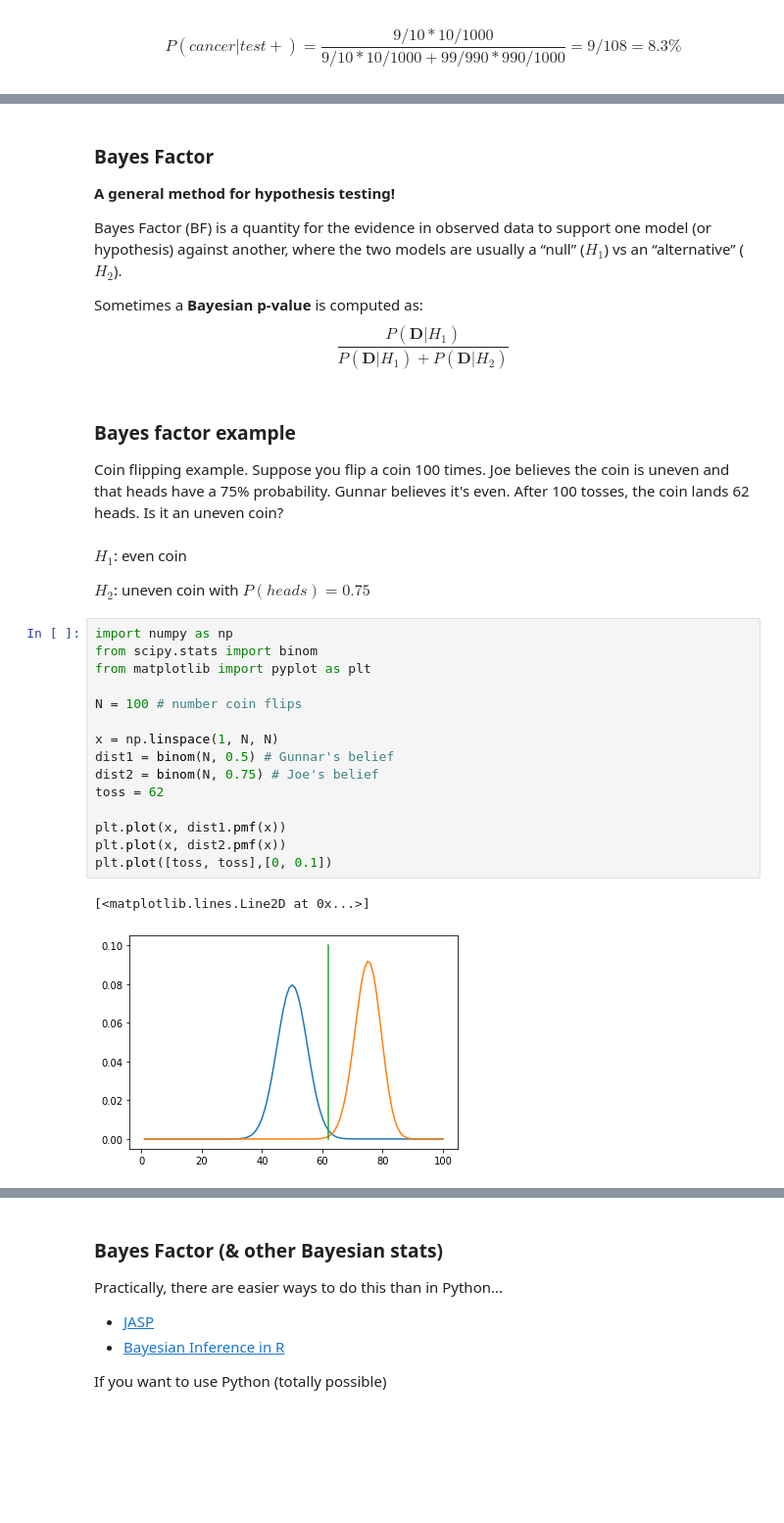
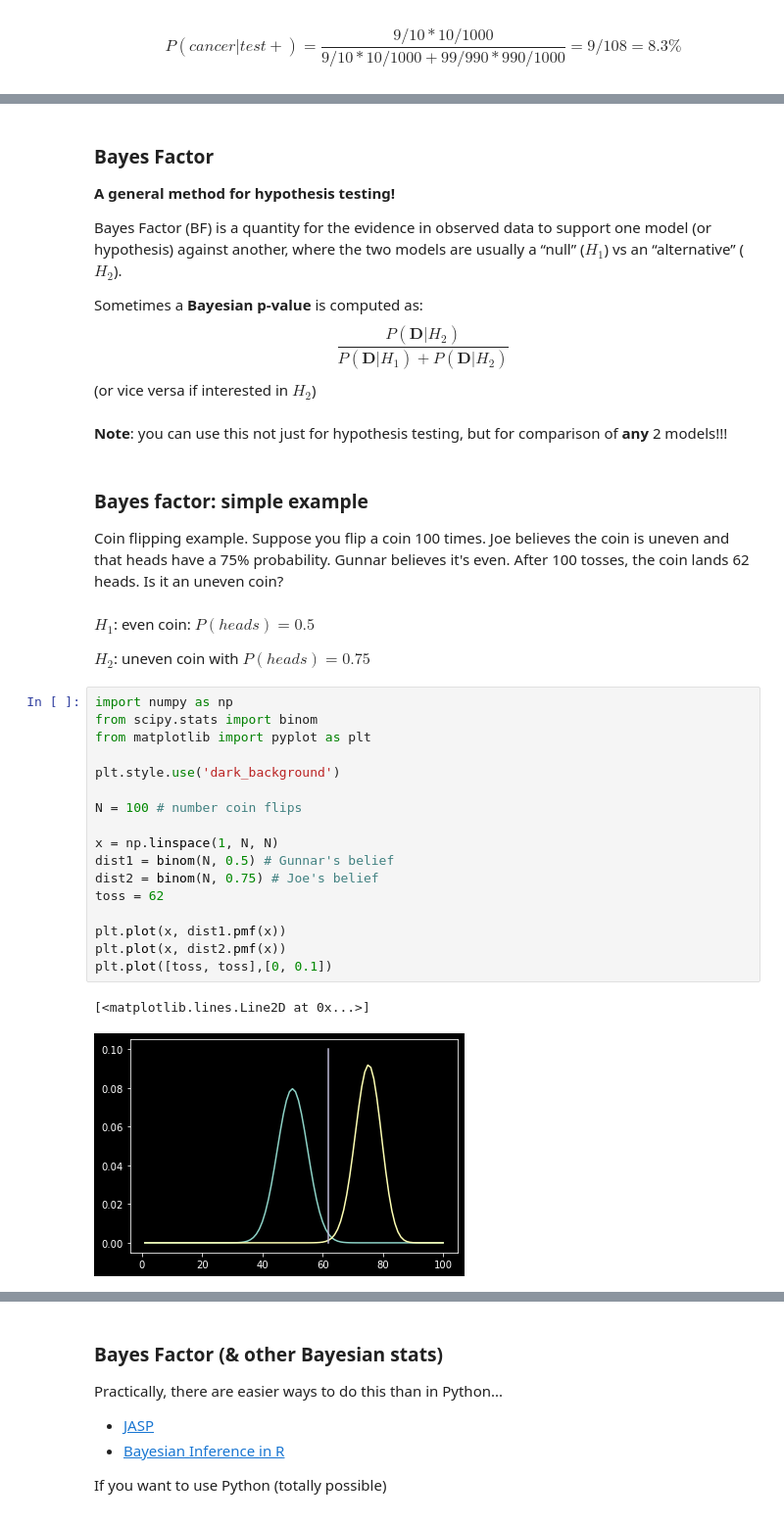
Before and after one commit to BlohmLab/NSCI801-QuantNeuro, a Jupyter notebook: NSCI801_Bayesian-stats.ipynb, the cells around one changed output, grey strips where cells are left out. Shown: that part at 98% size. Cells and saved outputs as stored; diff of their text form; blank space fills up the shorter version.

```diff
--- a/NSCI801_Bayesian-stats.ipynb
+++ b/NSCI801_Bayesian-stats.ipynb
@@ -60,32 +62,37 @@ where $B_{12}$ is the Bayes Factor, i.e. the ratio of posterior odds **regardles
 Bayes Factor (BF) is a quantity for the evidence in observed data to support one model (or hypothesis) against another, where the two models are usually a “null” ($H_1$) vs an “alternative” ($H_2$).
 
 Sometimes a **Bayesian p-value** is computed as:
-$$\frac{P(\mathbf{D}|H_1)}{P(\mathbf{D}|H_1) + P(\mathbf{D}|H_2)}$$
+$$\frac{P(\mathbf{D}|H_2)}{P(\mathbf{D}|H_1) + P(\mathbf{D}|H_2)}$$
+(or vice versa if interested in $H_2$)
+# %% [markdown]
+**Note**: you can use this not just for hypothesis testing, but for comparison of **any** 2 models!!!
 # %% [markdown]
-### Bayes factor example
+### Bayes factor: simple example
 Coin flipping example. Suppose you flip a coin 100 times. Joe believes the coin is uneven and that heads have a 75% probability. Gunnar believes it's even. After 100 tosses, the coin lands 62 heads. Is it an uneven coin?
 # %% [markdown]
-$H_1$: even coin
+$H_1$: even coin: $P(heads)=0.5$
 
 $H_2$: uneven coin with $P(heads)=0.75$
 # %%
 import numpy as np
 from scipy.stats import binom
 from matplotlib import pyplot as plt
+
+plt.style.use('dark_background')
 
 N = 100 # number coin flips
 
 x = np.linspace(1, N, N)
 dist1 = binom(N, 0.5) # Gunnar's belief
 dist2 = binom(N, 0.75) # Joe's belief
 toss = 62
 
 plt.plot(x, dist1.pmf(x))
 plt.plot(x, dist2.pmf(x))
 plt.plot([toss, toss],[0, 0.1])
 # %% [output]
 [<matplotlib.lines.Line2D at 0x...>]
-[figure, old version]
+[figure, new version]
 # %%
 # compute Bayes Factor
 toss = 62
```
Also changed, not shown: parts of 33 cells of this notebook, 1 other file.
